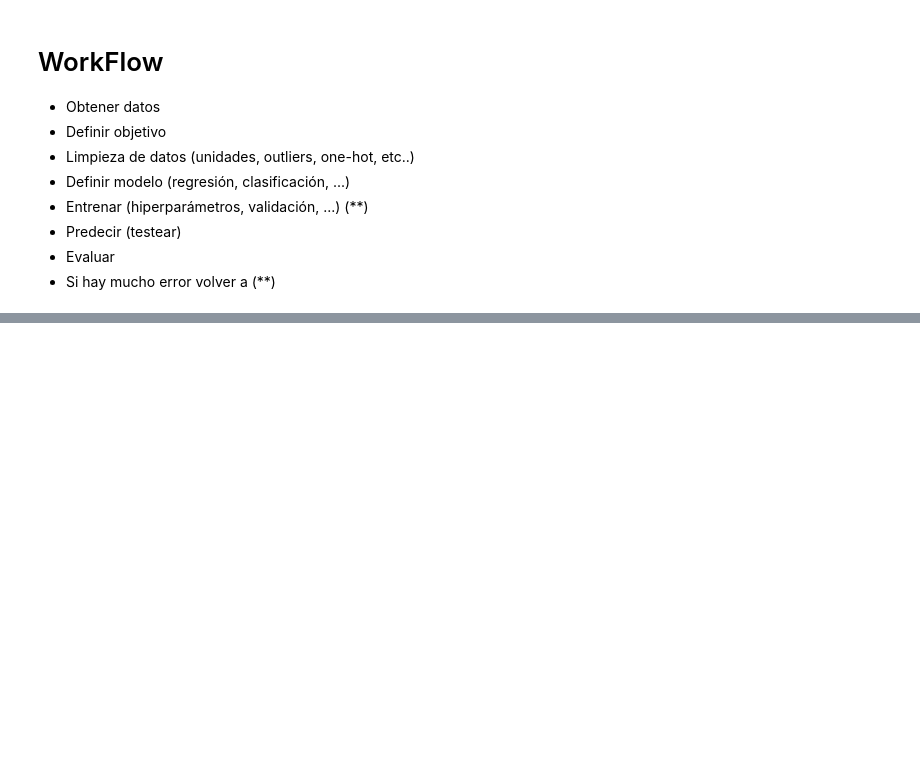
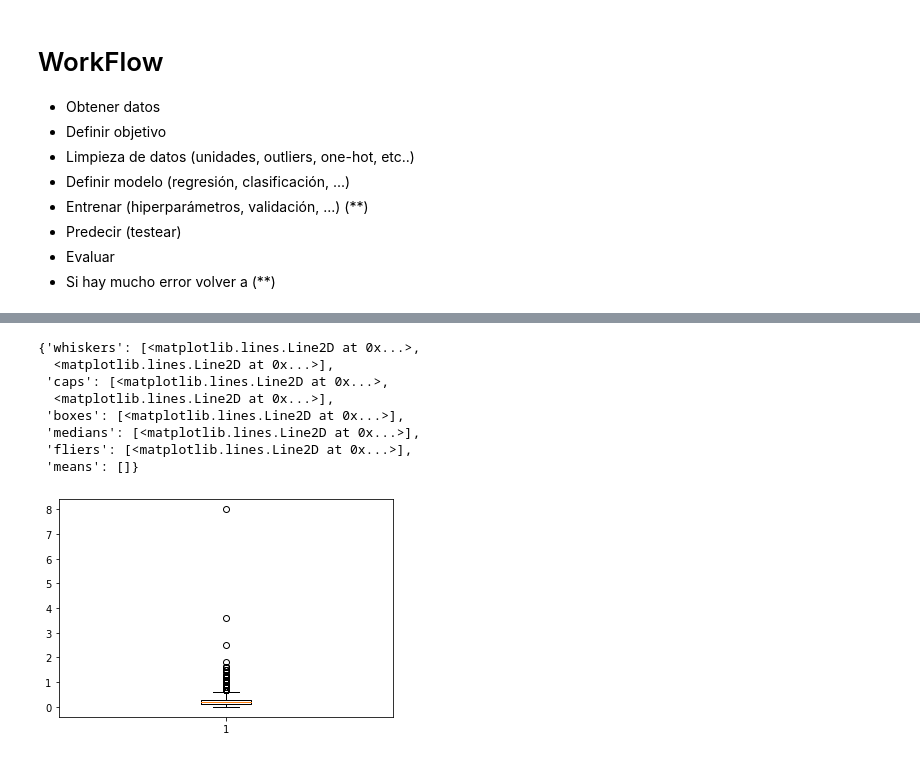
Before and after one commit to CarlosThomasPz/clases_data_082020, a Jupyter notebook: w6_d1_Intro_ML.ipynb, the cells around one changed output, grey strips where cells are left out. Saved outputs shown, nothing was run; the diff lists cells and outputs as text; code cells hidden in the pictures; blank space fills up the shorter version.

```diff
--- a/w6_d1_Intro_ML.ipynb
+++ b/w6_d1_Intro_ML.ipynb
@@ -38,0 +133,13 @@ census
+# %%
+import warnings
+warnings.simplefilter('ignore')
+
+def escala(x):
+    return (x/100).round(3)
+
+conversion=['Hispanic','White', 'Black', 'Native',
+            'Asian', 'Pacific', 'Poverty', 'ChildPoverty',
+            'Service', 'Office']
+# %%
+n_columns = [x+' Rate' for x in conversion]
+n_columns
@@ -38,0 +157,2 @@ census
+# %%
+census_pop_clean[n_columns] = census_pop_clean[conversion].apply(escala)
@@ -38,0 +182,2 @@ census
+# %%
+census_pop_clean.reset_index(inplace = True, drop = True)
@@ -38,0 +202,12 @@ census
+# %%
+plt.boxplot(census_pop_clean['FamilyWork'])
+# %% [output]
+{'whiskers': [<matplotlib.lines.Line2D at 0x...>,
+  <matplotlib.lines.Line2D at 0x...>],
+ 'caps': [<matplotlib.lines.Line2D at 0x...>,
+  <matplotlib.lines.Line2D at 0x...>],
+ 'boxes': [<matplotlib.lines.Line2D at 0x...>],
+ 'medians': [<matplotlib.lines.Line2D at 0x...>],
+ 'fliers': [<matplotlib.lines.Line2D at 0x...>],
+ 'means': []}
+[figure, added]
```
Also changed, not shown: parts of 45 cells of this notebook.
